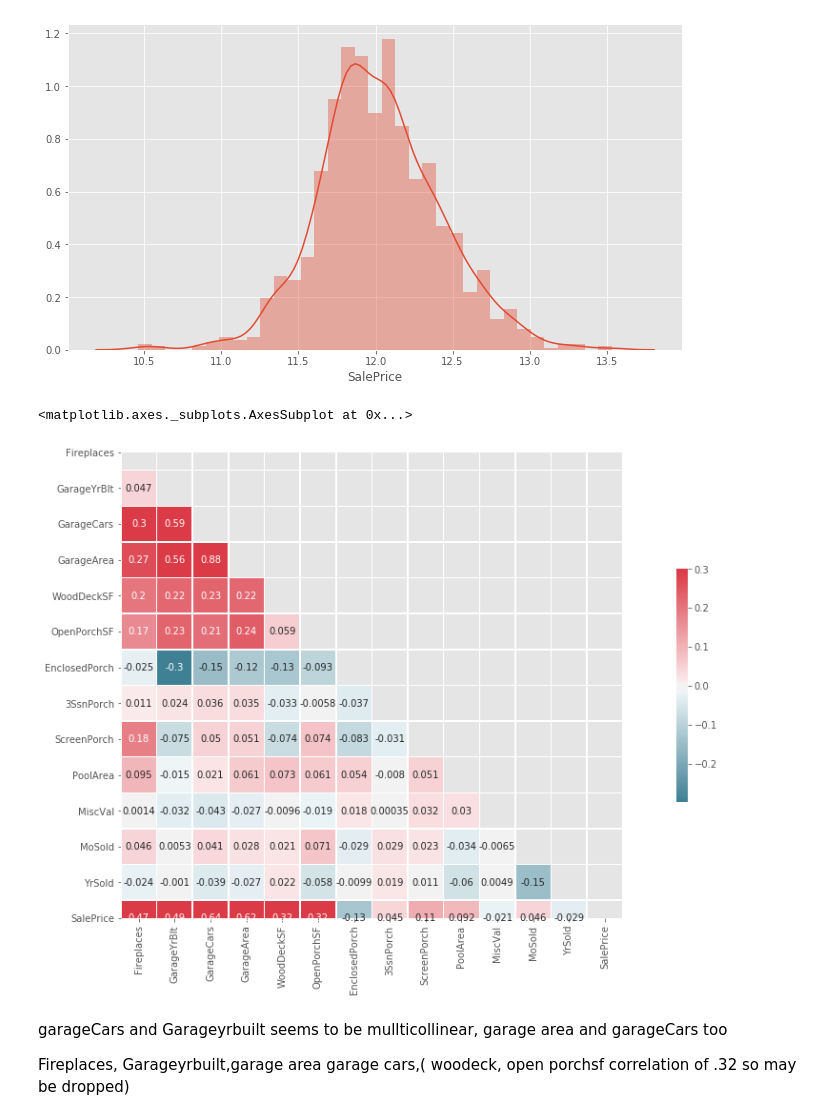
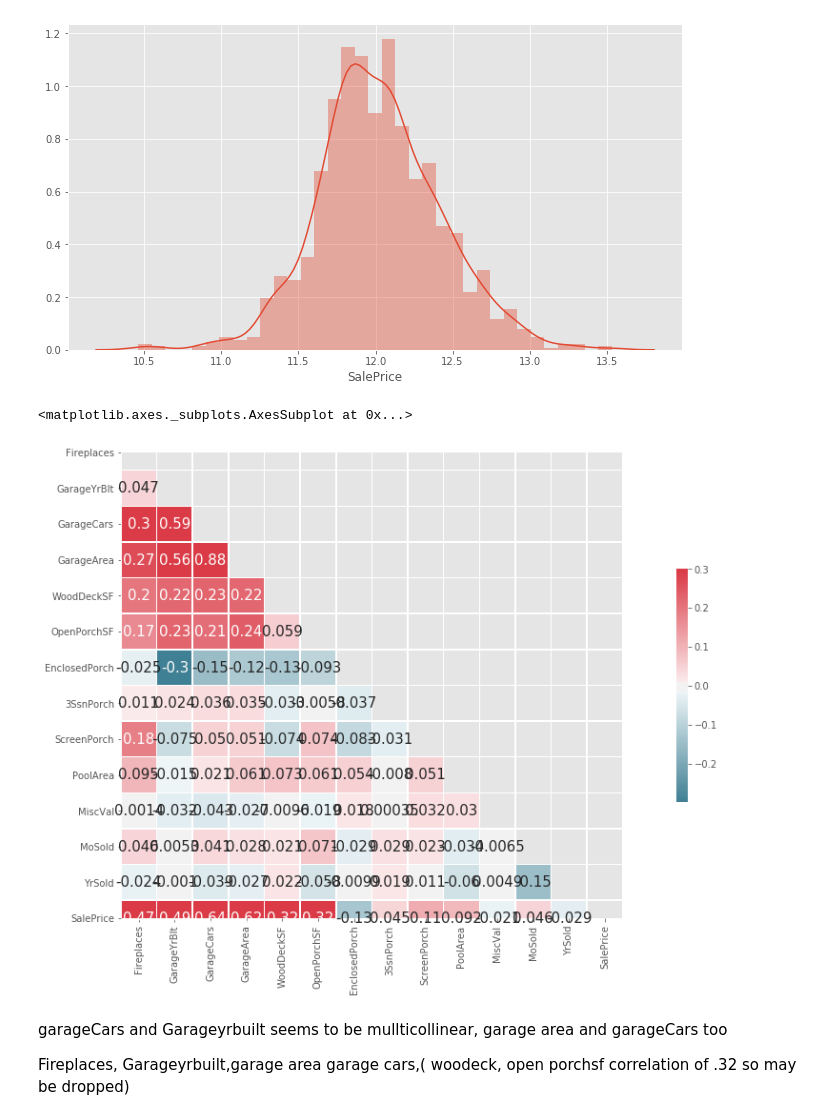
Before and after one commit to apaciorek/ames, a Jupyter notebook: nillia/Housing_Project.ipynb, the cells around one changed output. Cells and saved outputs as stored; diff of their text form; code cells hidden in the pictures.

```diff
--- a/nillia/Housing_Project.ipynb
+++ b/nillia/Housing_Project.ipynb
@@ -248,19 +223,19 @@ sns.distplot(np.log(dfn['SalePrice']))
 # %%
 # Generate a mask for the upper triangle  # using np.tril will mask the lower triangle
 mask = np.triu(np.ones_like(dfn2.corr(), dtype=np.bool))
 
 # Set up the matplotlib figure
 f, ax = plt.subplots(figsize=(20, 9))
 
 # Generate a custom diverging colormap
 cmap = sns.diverging_palette(220, 10, as_cmap=True)
 
 # Create the heatmap  # annot =True shows the correlation values
 sns.heatmap(dfn2.corr(), vmax=.3, center=0,
-            square=True, linewidths=.5, mask=mask, cmap=cmap, annot=True,annot_kws={'size': 10},cbar_kws={"shrink": .5})
+            square=True, linewidths=.5, mask=mask, cmap=cmap, annot=True,annot_kws={'size': 15},cbar_kws={"shrink": .5})
 # %% [output]
 <matplotlib.axes._subplots.AxesSubplot at 0x...>
-[figure, old version]
+[figure, new version]
 # %% [markdown]
 garageCars and Garageyrbuilt seems to be mullticollinear, garage area and garageCars too
 
```
Also changed, not shown: parts of 109 cells of this notebook, 5 other files.
